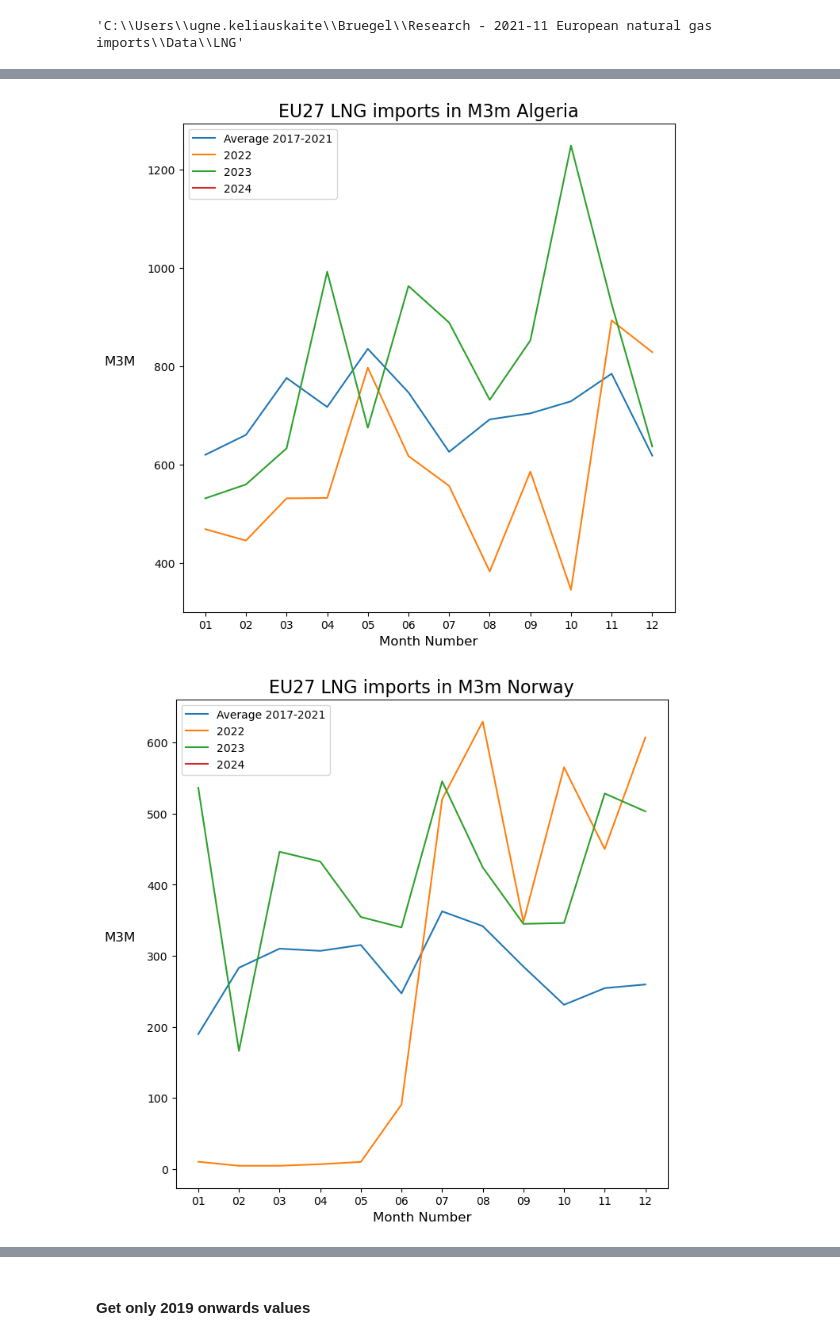
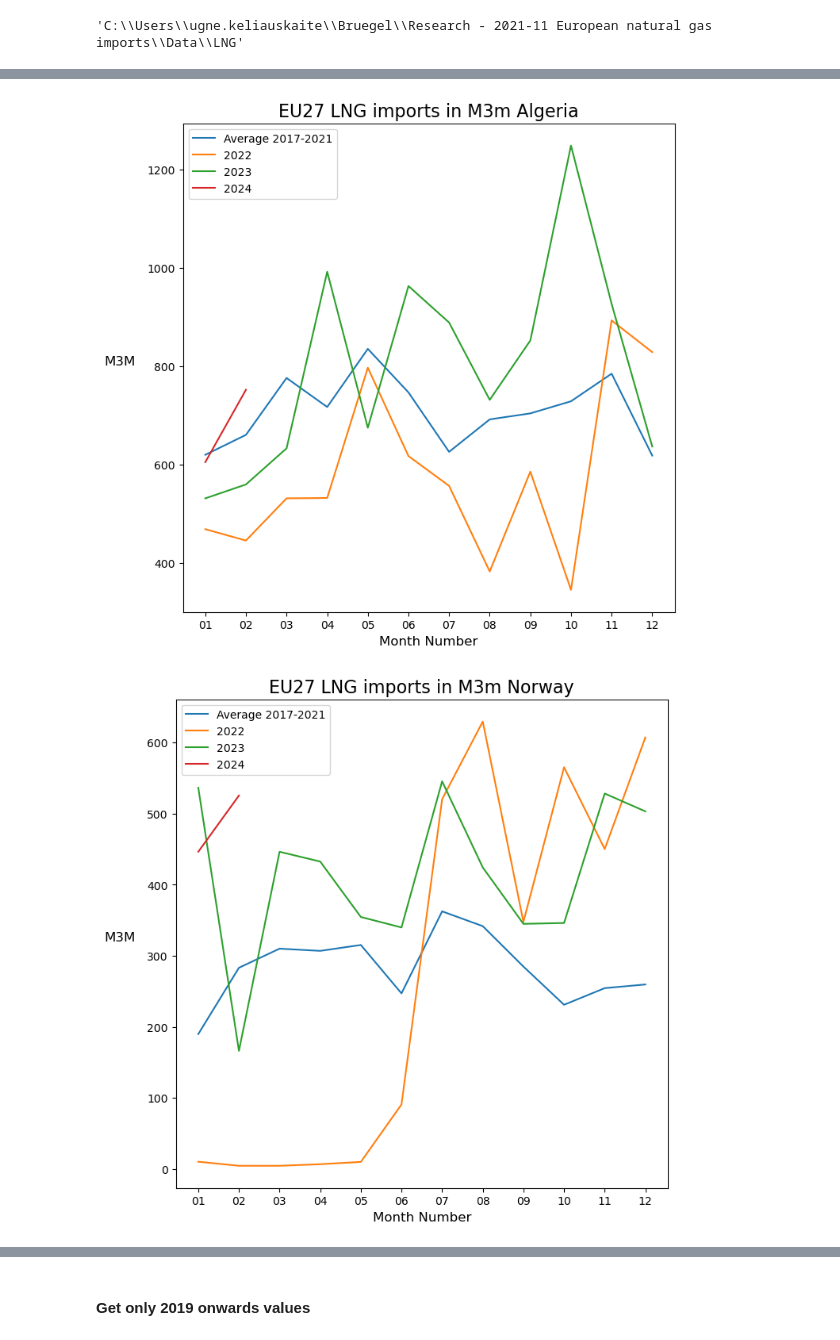
Before and after one commit to greenbruegel/gas-imports, a Jupyter notebook: standalone pieces of code/LNG EU flows.ipynb, the cells around one changed output, grey strips where cells are left out. Saved outputs shown, nothing was run; the diff lists cells and outputs as text; code cells hidden in the pictures.

Commit message:
update for Bloomberg graph (grouping destinations)

```diff
--- a/standalone pieces of code/LNG EU flows.ipynb
+++ b/standalone pieces of code/LNG EU flows.ipynb
@@ -39,6 +39,9 @@ d2 = pd.read_excel('raw_data/LNG/Europe LNG 2019_2020.xlsx',index_col=1)
 d3 = pd.read_excel('raw_data/LNG/Europe LNG 2021_2022.xlsx',index_col=1)
 d4 = pd.read_excel('raw_data/LNG/Europe LNG 2023.xlsx',index_col=1)
 d5 = pd.read_excel('raw_data/LNG/Europe LNG 2024.xlsx',index_col=1)
+
+
+d5 = d5.groupby(['Port_Country', 'Origin_Berthcountry']).sum().reset_index()
 # %%
 # Merge 2017 to 2020
 df_20 = pd.merge(d1,d2,on=['Origin_Berthcountry','Port_Country'],how='outer')
@@ -141,10 +212,9 @@ os.getcwd()
 # %%
 ### From country of origin
-
 data = pd.DataFrame()
 for country in ['Algeria','Norway','Nigeria','Qatar','Russia','Trinidad & Tobago','United States of America','Egypt','Other']:
 
-    ctemp = dff_M3m[country][:'2024-01-31'] # to update to the last month available
+    ctemp = dff_M3m[country][:'2024-02-29'] # to update to the last month available
     ctemp=ctemp.to_frame()
     ctemp['month'] = ctemp.index.strftime("%m")
 
@@ -152,32 +222,32 @@ for country in ['Algeria','Norway','Nigeria','Qatar','Russia','Trinidad & Tobago
 #     maxvalues = ctemp.loc['2017':'2020'].groupby('month').max()
     avgvalues = ctemp.loc['2017':'2021'].groupby('month').mean()
 #     values2021 = ctemp.loc['2021'].groupby('month').mean()
     values2022 = ctemp.loc['2022'].groupby('month').max()
     values2023 = ctemp.loc['2023'].groupby('month').max()
     values2024 = ctemp.loc['2024'].groupby('month').max()
 
     fig, ax = plt.subplots(figsize=(8, 8))
 
     ax.plot(avgvalues,label='Average 2017-2021')
 #     ax.plot(values2021,label='2021')
     ax.plot(values2022,label='2022')
     ax.plot(values2023,label='2023')
     ax.plot(values2024,label='2024')
 
     plt.title('EU27 LNG imports in M3m {}'.format(country),fontsize='16')
     plt.ylabel('M3M',fontsize=12,rotation=0,labelpad=25)
     plt.xlabel('Month Number',fontsize=12,rotation=0)
     plt.legend()
     plt.show()
     fig.savefig('pictures/{}.png'.format(country),dpi=300,bbox_inches="tight")
 
 #     data['{}_min'.format(country)] = minvalues
 #     data['{}_max'.format(country)] = maxvalues
     data['{}_avg'.format(country)] = avgvalues
 #     data['{}_2021'.format(country)] = values2021
     data['{}_2022'.format(country)] = values2022
     data['{}_2023'.format(country)] = values2023
     data['{}_2024'.format(country)] = values2024
 # %% [output]
-[figure, old version]
+[figure, new version]
-[figure, old version]
+[figure, new version]
```
Also changed, not shown: parts of 17 cells of this notebook, 3 other files.
